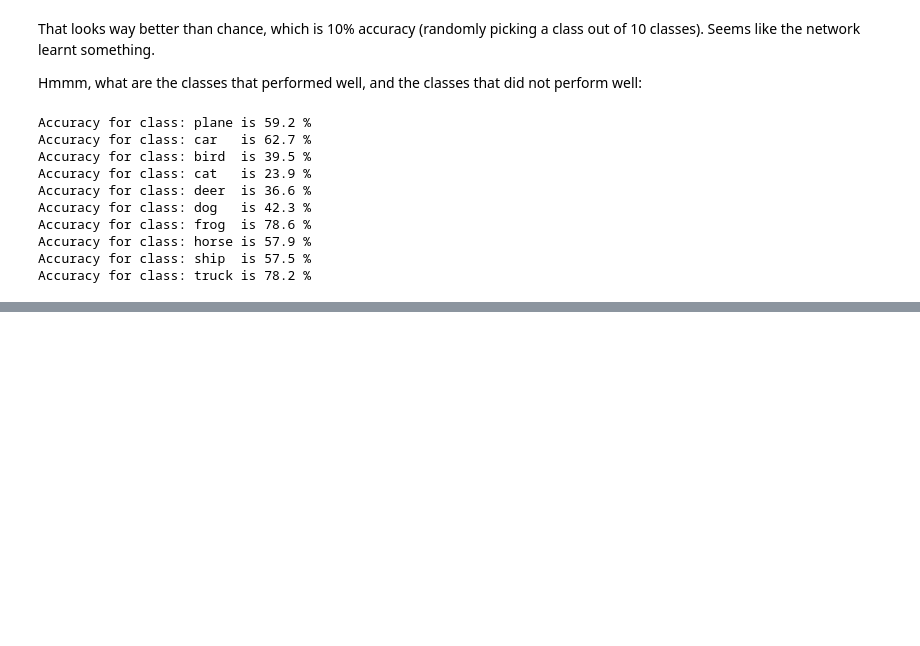
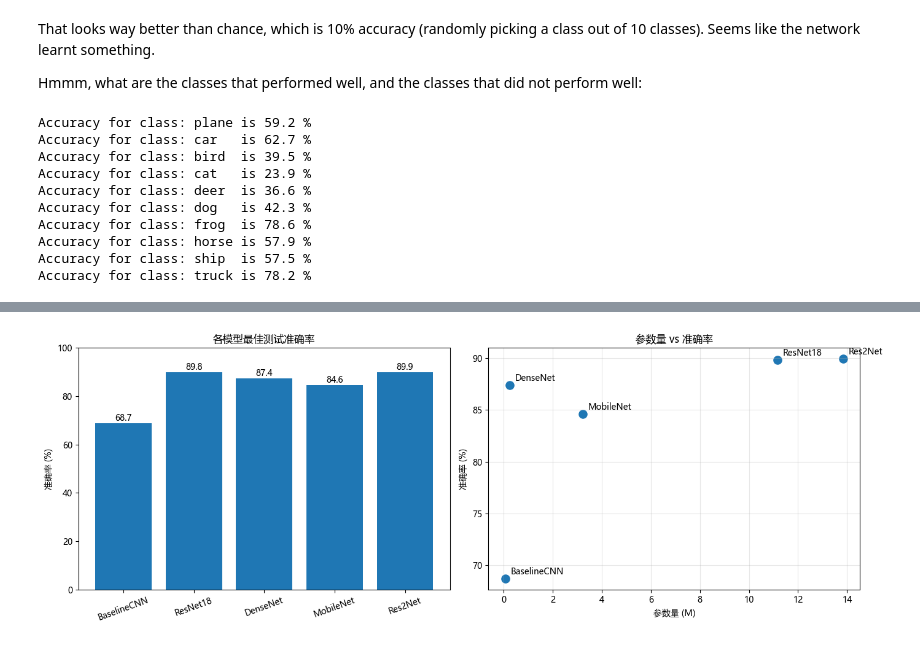
Before and after one commit to sjq0098/DeepLearning, a Jupyter notebook: exp1/cnn-pytorch-cifar10.ipynb, the cells around one changed output, grey strips where cells are left out. Cells and saved outputs as stored; diff of their text form; code cells hidden in the pictures; blank space fills up the shorter version.

```diff
--- a/exp1/cnn-pytorch-cifar10.ipynb
+++ b/exp1/cnn-pytorch-cifar10.ipynb
@@ -251,0 +438,21 @@ Accuracy for class: truck is 78.2 %
+# %%
+# 最佳准确率柱状图 + 参数量 vs 准确率
+disp   = [r['display']        for _, r in model_iter()]
+best   = [r['best_acc']       for _, r in model_iter()]
+par_m  = [r['params'] / 1e6   for _, r in model_iter()]
+
+fig, axes = plt.subplots(1, 2, figsize=(14, 5))
+bars = axes[0].bar(disp, best, color='tab:blue')
+axes[0].set_title('各模型最佳测试准确率'); axes[0].set_ylabel('准确率 (%)'); axes[0].set_ylim(0, 100)
+for b, v in zip(bars, best):
+    axes[0].text(b.get_x() + b.get_width() / 2, v + 1, f'{v:.1f}', ha='center')
+axes[0].tick_params(axis='x', rotation=20)
+
+axes[1].scatter(par_m, best, s=90)
+for x, y, d in zip(par_m, best, disp):
+    axes[1].annotate(d, (x, y), textcoords='offset points', xytext=(6, 5))
+axes[1].set_title('参数量 vs 准确率'); axes[1].set_xlabel('参数量 (M)'); axes[1].set_ylabel('准确率 (%)')
+axes[1].grid(True, alpha=.3)
+plt.tight_layout(); plt.show()
+# %% [output]
+[figure, added]
```
Also changed, not shown: parts of 15 cells of this notebook, 5 other files.
